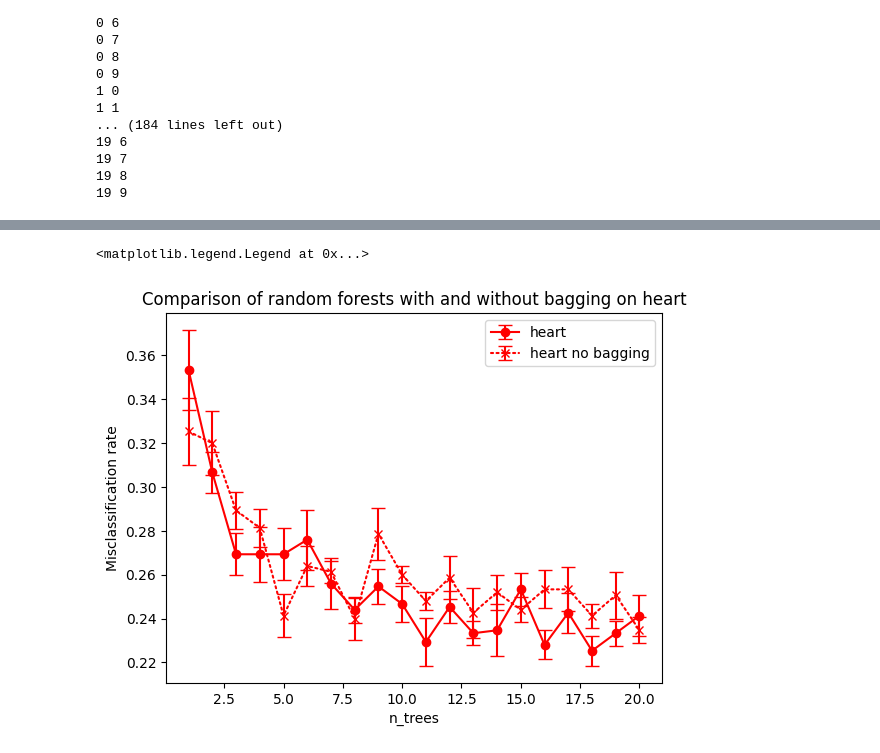
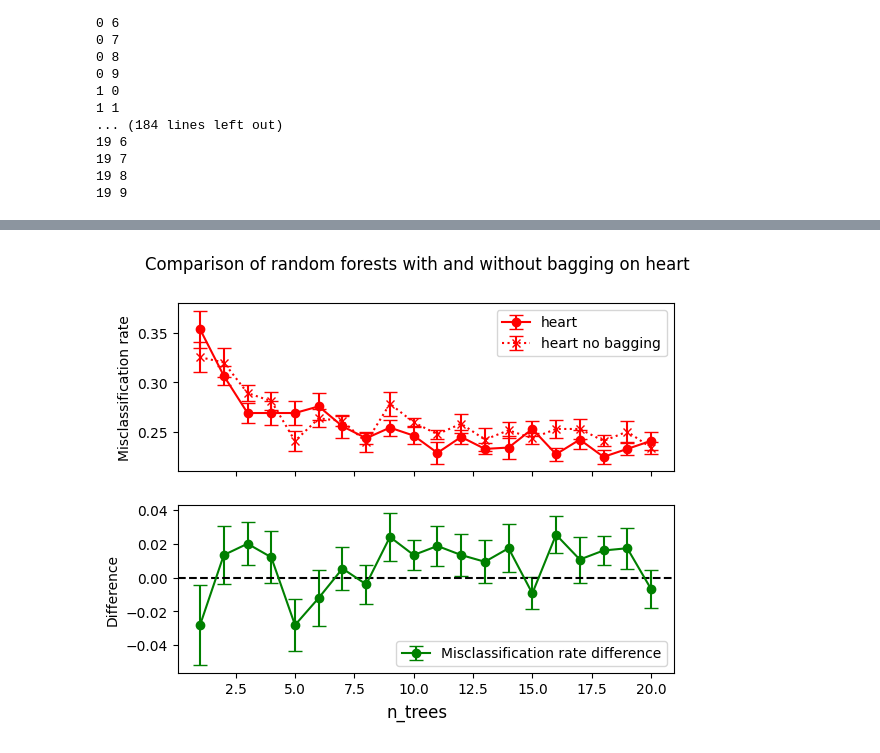
Before and after one commit to liyiyan128/M2R-random-forests, a Jupyter notebook: simulations/bad_random_forests.ipynb, the cells around one changed output, grey strips where cells are left out. Saved outputs shown, nothing was run; the diff lists cells and outputs as text; code cells hidden in the pictures.

Commit message:
made pdf graphs

```diff
--- a/simulations/bad_random_forests.ipynb
+++ b/simulations/bad_random_forests.ipynb
@@ -133,15 +117,25 @@ array([[0.28      , 0.33333333, 0.30666667, 0.29333333, 0.33333333,
+# %%
+po = open("bad_random_forest.pickle", "rb")
+results = pickle.load(po)
+po.close()
 # %%
 mean_sd = get_mean_sd(results)
+fig, ax = plt.subplots(2, 1, sharex=True)
 m_sd = mean_sd["heart"]
-plt.errorbar(ntrees, m_sd[:, 0], yerr=m_sd[:, 1]/np.sqrt(nexp), label="heart", capsize=5, fmt="o-", c=cmap["heart"])
+ax[0].errorbar(ntrees, m_sd[:, 0], yerr=m_sd[:, 1]/np.sqrt(nexp), label="heart", capsize=5, fmt="o-", c=cmap["heart"])
 m_sd = mean_sd["heart_bad"]
-# dash_capstyle: `.CapStyle` or {'butt', 'projecting', 'round'}
-# dash_joinstyle: `.JoinStyle` or {'miter', 'round', 'bevel'}
-plt.errorbar(ntrees, m_sd[:, 0], yerr=m_sd[:, 1]/np.sqrt(nexp), label="heart no bagging", capsize=5, fmt="x:", c=cmap["heart"], dash_capstyle="round")
-plt.xlabel("n_trees")
-plt.ylabel("Misclassification rate")
-plt.title("Comparison of random forests with and without bagging on heart")
-plt.legend()
+ax[0].errorbar(ntrees, m_sd[:, 0], yerr=m_sd[:, 1]/np.sqrt(nexp), label="heart no bagging", capsize=5, fmt="x:", c=cmap["heart"])
+m_sd_diff = np.empty((20, 2), dtype=float)
+m_sd_diff[:, 0] = mean_sd["heart_bad"][:, 0] - mean_sd["heart"][:, 0]
+m_sd_diff[:, 1] = np.sqrt(mean_sd["heart_bad"][:, 1]**2 + mean_sd["heart"][:, 1]**2)
+ax[1].errorbar(ntrees, m_sd_diff[:, 0], yerr=m_sd_diff[:, 1]/np.sqrt(nexp), label="Misclassification rate difference", capsize=5, fmt="o-", c="green")
+fig.supxlabel("n_trees")
+fig.suptitle("Comparison of random forests with and without bagging on heart")
+ax[0].legend()
+ax[1].legend()
+ax[0].set(ylabel="Misclassification rate")
+ax[1].set(ylabel="Difference")
+ax[1].axhline(y=0, color="k", linestyle="--")
+plt.savefig("bad_random_forest.pdf")
 # %% [output]
-<matplotlib.legend.Legend at 0x...>
-[figure, old version]
+[figure, new version]
```
Also changed, not shown: parts of 3 cells of this notebook, 17 other files.
